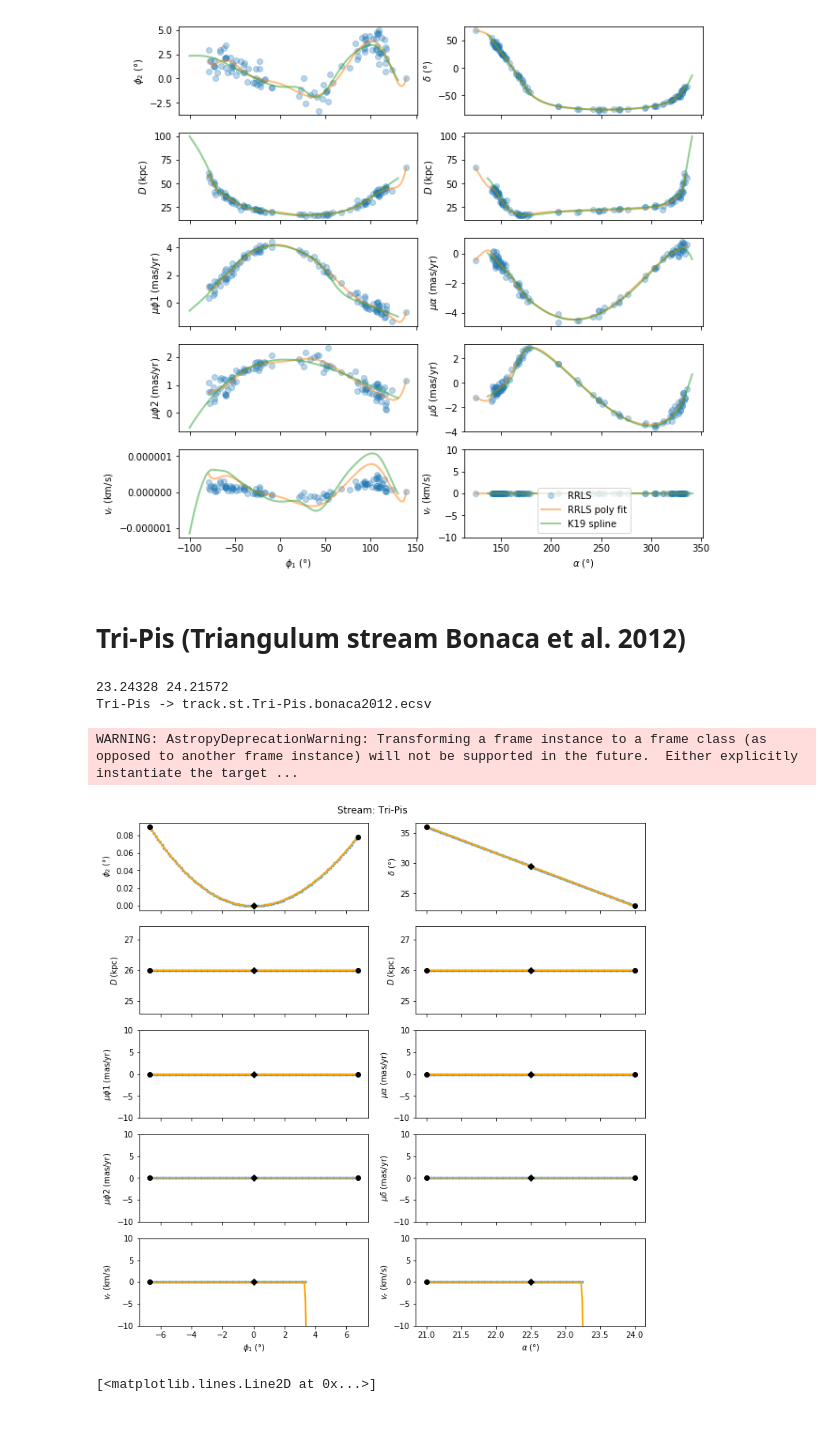
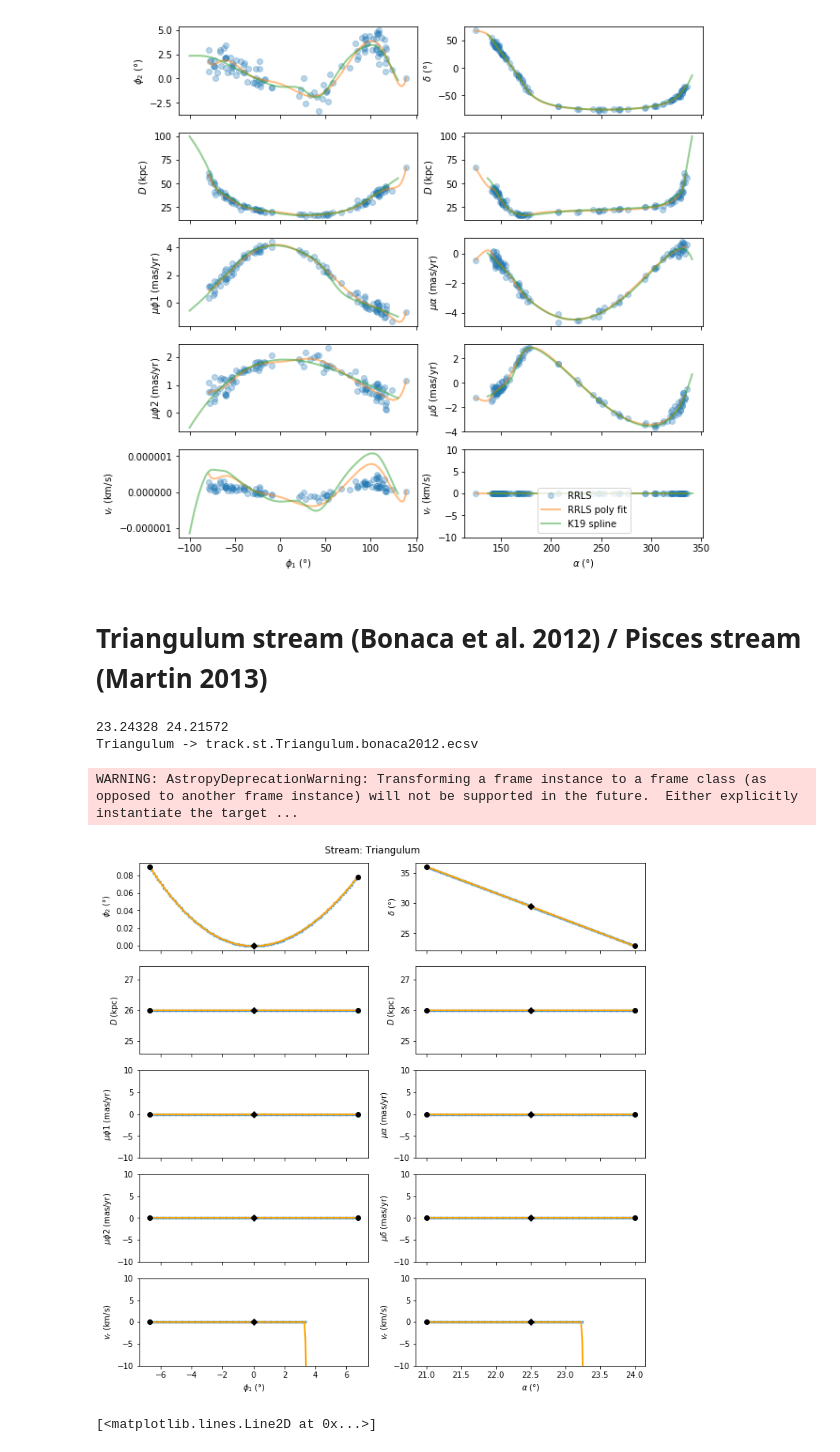
Before and after one commit to cmateu/galstreams, a Jupyter notebook: galstreams/tracks/standardized_tracks.ipynb, the cells around one changed output. Saved outputs shown, nothing was run; the diff lists cells and outputs as text; code cells hidden in the pictures; blank space fills up the shorter version.

```diff
--- a/galstreams/tracks/standardized_tracks.ipynb
+++ b/galstreams/tracks/standardized_tracks.ipynb
@@ -1141,7 +1141,7 @@ plt.legend()
 # %%
 #plt.plot(sun_reflex.phi1, vhel-(vgsrs*u.km/u.s - sun_reflex.radial_velocity),'.')
 # %% [markdown]
-Tri-Pis (Triangulum stream Bonaca et al. 2012)
+Triangulum stream (Bonaca et al. 2012) / Pisces stream (Martin 2013)
 ===
 # %%
 #DEC = 4.4*RA + 128.5; with 21<RA>24
@@ -1153,36 +1153,36 @@ width=0.2*u.deg
 zeros=np.zeros(ra.size)
 
 pisces=pd.read_csv("../support_data/TriPisces.martin2013.dat",delim_whitespace=True)
 pisces=pisces.rename(columns={"#RA":"RA"})
 pisces=pisces.sort_values(by="RA")
 
 #Martin et al. 2013 distance is 35kpc (their metallicity is lower than Bonaca's)
 p_sc = ac.SkyCoord(ra=np.array(pisces.RA)*u.deg,dec=np.array(pisces.DEC)*u.deg,distance=35*u.kpc, frame='fk5')
 
 #Convert Vgsr back to heliocentric, using Schoenrich & Binney 2010. This is a guess. This is not explicitly mentioned in Yam et al. 2013.
 vhel = gc.vgsr_to_vhel(coordinate=p_sc, vgsr=np.array(pisces.Vgsr)*u.km/u.s,vsun=(10.3,232.6,5.9)*u.km/u.s)
 
 #We chose to report the mean because the data is too noisy and its span too short
 vrad_hel = np.zeros(ra.size)
 print(pisces.RA.min(), pisces.RA.max())
 m = (ra>=pisces.RA.min()) & (ra<=pisces.RA.max()) #range of validity of measurements
 vrad_hel[m] = np.mean(vhel.value)
 
 
 Ref = "bonaca2012"
-Name,ShortName= "Tri-Pis","TriPis"
+Name,ShortName= "Triangulum","Tri"
 
 obs = ac.SkyCoord(ra=ra*u.deg, dec=dec*u.deg, distance=D*u.kpc, frame='fk5',
                  pm_ra_cosdec=zeros*u.mas/u.yr, pm_dec=zeros*u.mas/u.yr,
                  radial_velocity=vrad_hel*u.km/u.s)
 
 generate_track_from_points_plot_and_store(obs, Name, Ref, mid_point=None, ShortName=ShortName, interpolate=True, kind='linear',
                                           clf=False, plot_obs=True, InfoFlags="1001")
 # %% [output]
 23.24328 24.21572
-Tri-Pis -> track.st.Tri-Pis.bonaca2012.ecsv
+Triangulum -> track.st.Triangulum.bonaca2012.ecsv
 WARNING: AstropyDeprecationWarning: Transforming a frame instance to a frame class (as opposed to another frame instance) will not be supported in the future.  Either explicitly instantiate the target ...
-[figure, old version]
+[figure, new version]
 # %%
 ttt=get_track_from_points(obs, interpolate=True)
 plt.plot(ttt[0].ra,ttt[0].radial_velocity,'.')
```
